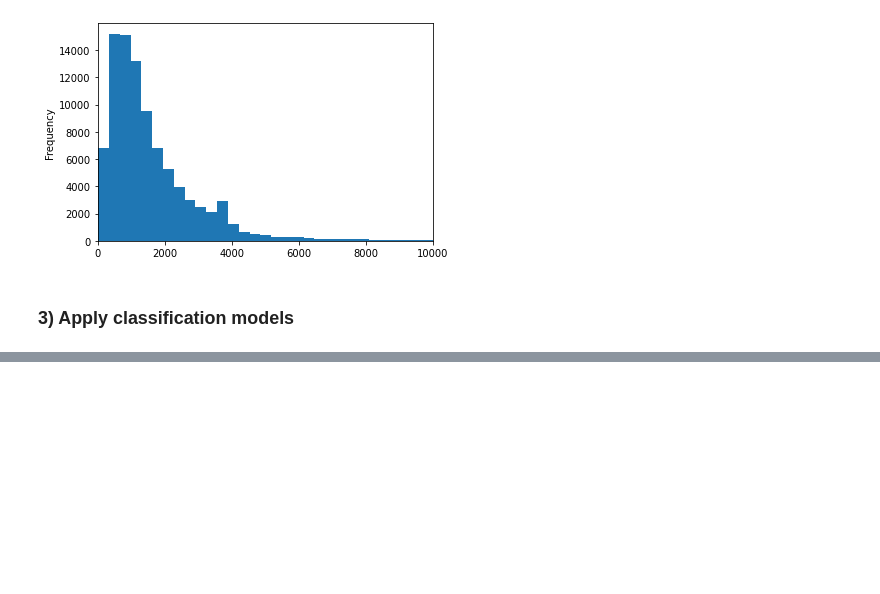
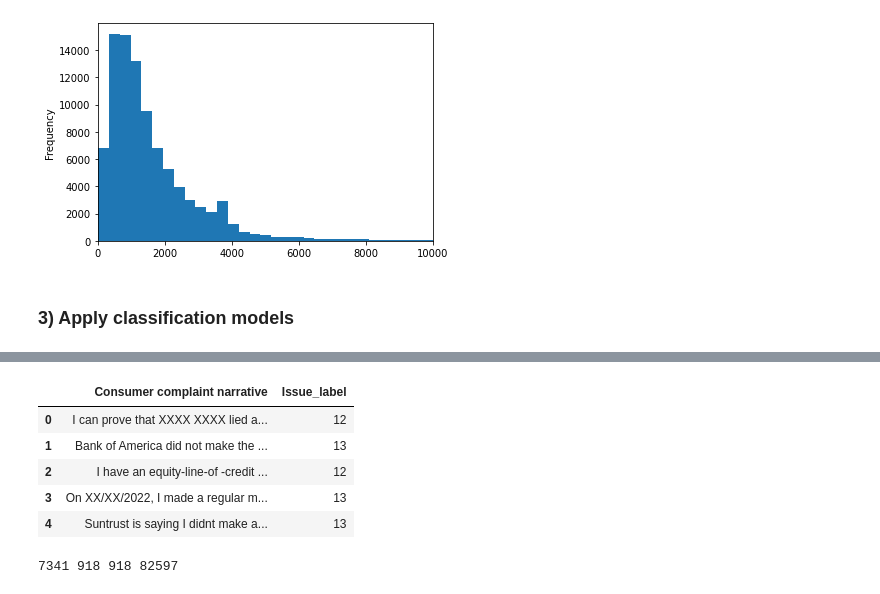
Before and after one commit to rlwphd/Erdos_Project_Spring22, a Jupyter notebook: consumer_complaint_project.ipynb, the cells around one changed output, grey strips where cells are left out. Cells and saved outputs as stored; diff of their text form; code cells hidden in the pictures; blank space fills up the shorter version.

```diff
--- a/consumer_complaint_project.ipynb
+++ b/consumer_complaint_project.ipynb
@@ -246,0 +364,20 @@ mortgage_data['Consumer complaint narrative'].apply(len).plot(kind = 'hist', bin
+# %%
+final_data3.head() # take a look at what the data looks like
+# %% [output]
+|  | Consumer complaint narrative | Issue_label |
+| 0 | I can prove that XXXX XXXX lied a... | 12 |
+| 1 | Bank of America did not make the ... | 13 |
+| 2 | I have an equity-line-of -credit ... | 12 |
+| 3 | On XX/XX/2022, I made a regular m... | 13 |
+| 4 | Suntrust is saying I didnt make a... | 13 |
+# %%
+# subset the data to 1 by 0% of original size for computational efficiency
+final_data4, universe = train_test_split(final_data3, train_size=0.1, shuffle=False, random_state=123)
+
+# divide dataset into train-test-validation (80-10-10 percentage splits)
+train_data, rest_data = train_test_split(final_data4, train_size=0.8, shuffle=False, random_state=123)
+validation_data, test_data = train_test_split(rest_data, test_size=0.5, shuffle=False, random_state=123)
+
+print(len(train_data), len(test_data), len(validation_data), len(universe))
+# %% [output]
+7341 918 918 82597
```
Also changed, not shown: parts of 91 cells of this notebook.
